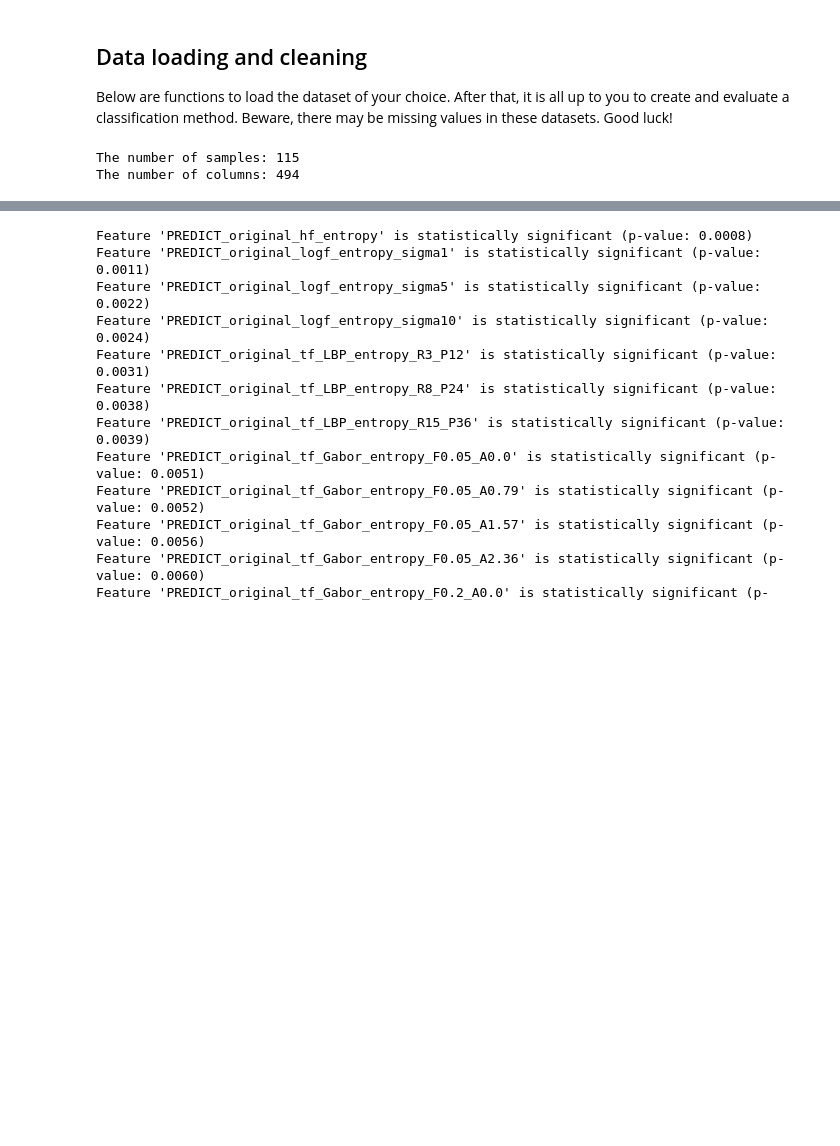
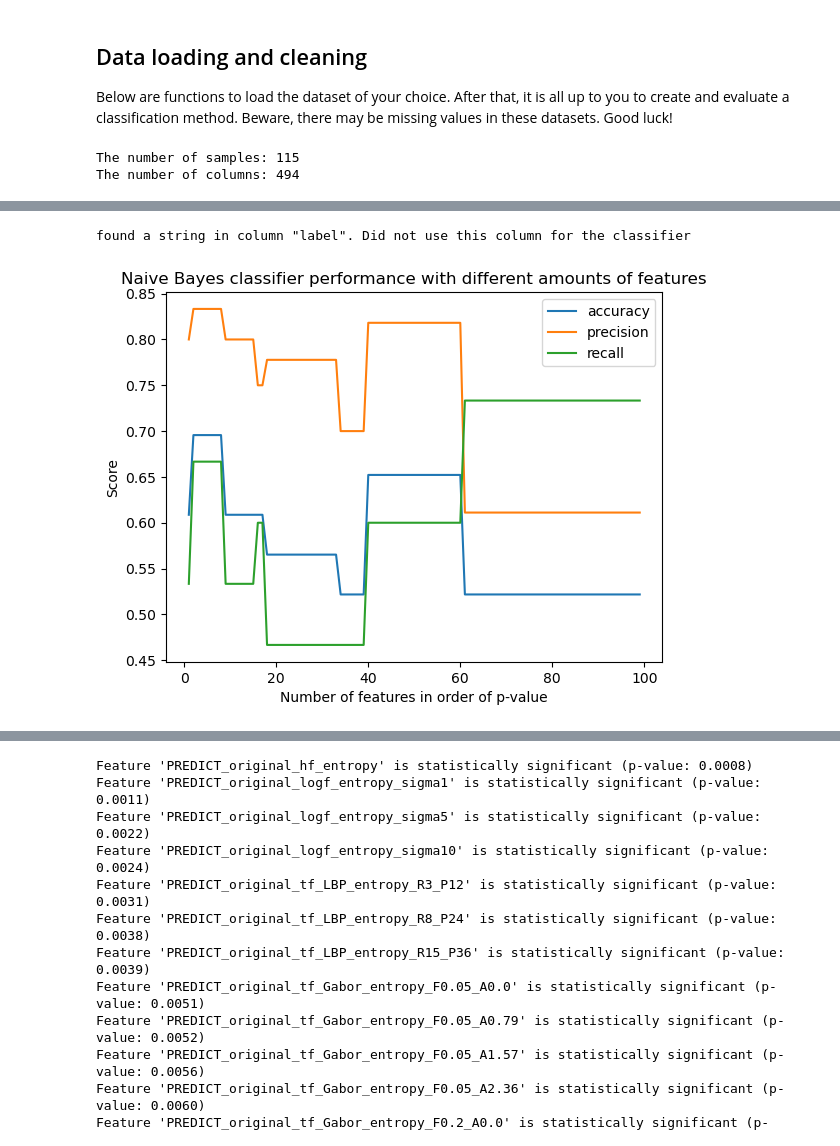
Before and after one commit to jolinevb/Lipo_ML, a Jupyter notebook: assignment.ipynb, the cells around one changed output, grey strips where cells are left out. Drawn from its saved outputs; the diff is of its cells as text; code cells hidden in the pictures; blank space fills up the shorter version.

```diff
--- a/assignment.ipynb
+++ b/assignment.ipynb
@@ -131,3 +113,71 @@ Accuracy of the Bernoulli naive bayes classifier is: 0.6857142857142857
+# %%
+def split_data(data, train_ratio, random_state=42):
+    np.random.seed(random_state)  # Zorg ervoor dat de splits consistent zijn
+    split_length = int(np.round(train_ratio * data.shape[0]))
+    features = data.drop(columns=['label'])
+    label = data['label']
+
+    # Shuffle the data before splitting
+    shuffled_indices = np.random.permutation(data.shape[0])
+    features = features.iloc[shuffled_indices]
+    label = label.iloc[shuffled_indices]
+
+    # Split de data
+    features_train = features[:split_length]
+    features_test = features[split_length:]
+    label_train = label[:split_length]
+    label_test = label[split_length:]
+
+    return features_train, features_test, label_train, label_test
+
+# Naive Bayes classifiers
+p_values = calculate_p_values(data)
+features_train, features_test, label_train, label_test = split_data(data, 0.8)
+
+accuracy = []
+precision = []
+recall = []
+feature = []
+
+for features in range(1,100):
+    selected_features = p_values.index[0:features]
+    features_train_selected = features_train[selected_features]
+    features_test_selected = features_test[selected_features]
+    nb_gaussian = naive_bayes.GaussianNB()
+    nb_gaussian.fit(features_train_selected, label_train)
+    label_pred = nb_gaussian.predict(features_test_selected)
+    accuracy.append(accuracy_score(label_test, label_pred))
+    precision.append(precision_score(label_test, label_pred, pos_label='liposarcoma'))
+    recall.append(recall_score(label_test, label_pred, pos_label='liposarcoma'))
+    feature.append(features)
+
+# Plot the results
+fig, axis = plt.subplots()
+axis.plot(feature,accuracy, label='accuracy')
+axis.plot(feature,precision, label='precision')
+axis.plot(feature,recall, label='recall')
+plt.xlabel('Number of features in order of p-value')
+plt.ylabel('Score')
+plt.title('Naive Bayes classifier performance with different amounts of features')
+plt.legend()
+plt.show()
+
+# features_train = features_train[p_values.index[0:10]]
+# features_test = features_test[p_values.index[0:10]]
+
+# nb_gaussian = naive_bayes.GaussianNB()
+# nb_gaussian.fit(features_train, label_train)
+# label_pred_nb_gaussian = nb_gaussian.predict(features_test)
+# accuracy_nb_gaussian = accuracy_score(label_test, label_pred_nb_gaussian)
+# print(f"Accuracy of the Gaussian naive bayes classifier is: {accuracy_nb_gaussian}")
+
+# nb_bernoulli = naive_bayes.BernoulliNB() --> not possible, since the features need to be binary
+# nb_complement = naive_bayes.ComplementNB() --> not possible, since the input needs to be only integers
+# nb_categorical = naive_bayes.CategoricalNB() --> not possible, since the input needs to be categorical
+# nb_multinomial = naive_bayes.MultinomialNB() --> not possible, since the input needs to be only integers
+# %% [output]
+found a string in column "label". Did not use this column for the classifier
+[figure, added]
 # %%
 # Functie om de data op te splitsen in train en test met random_state
 def split_data(data, train_ratio, random_state=42):
```
Also changed, not shown: parts of 8 cells of this notebook.
